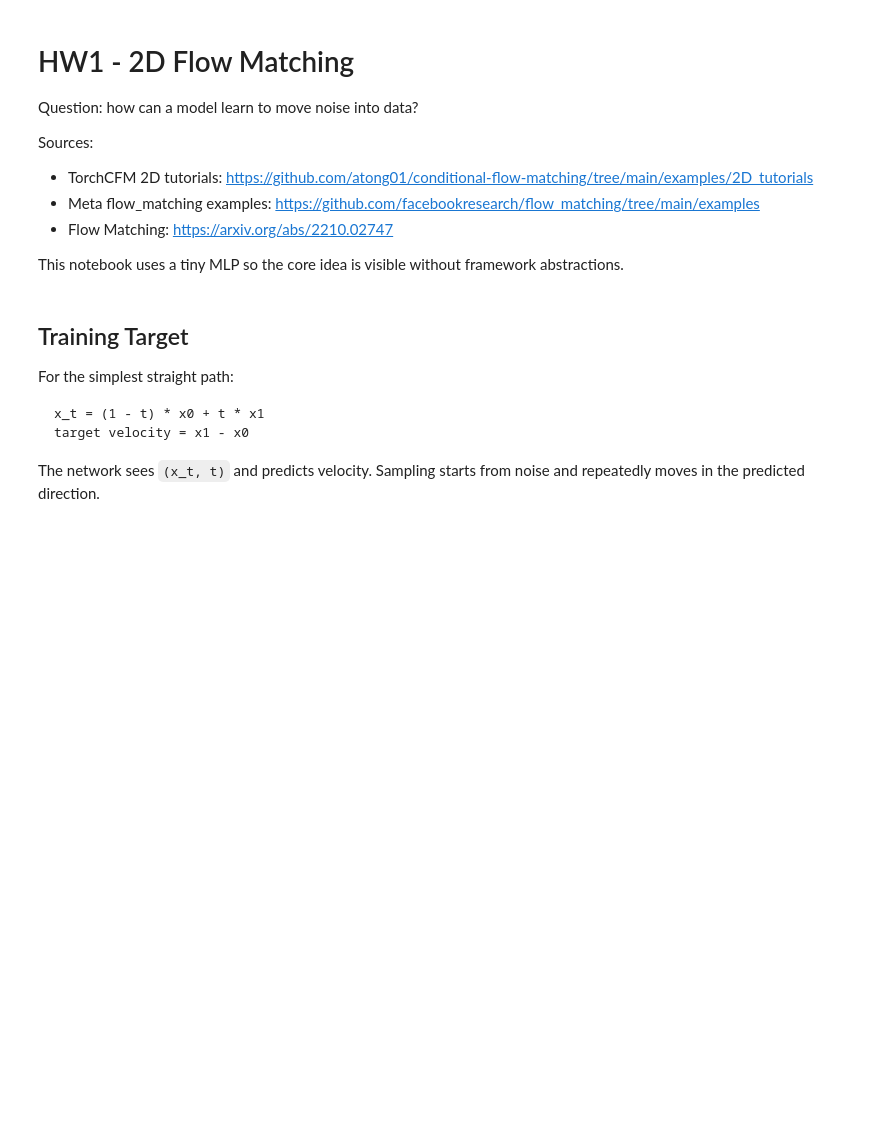
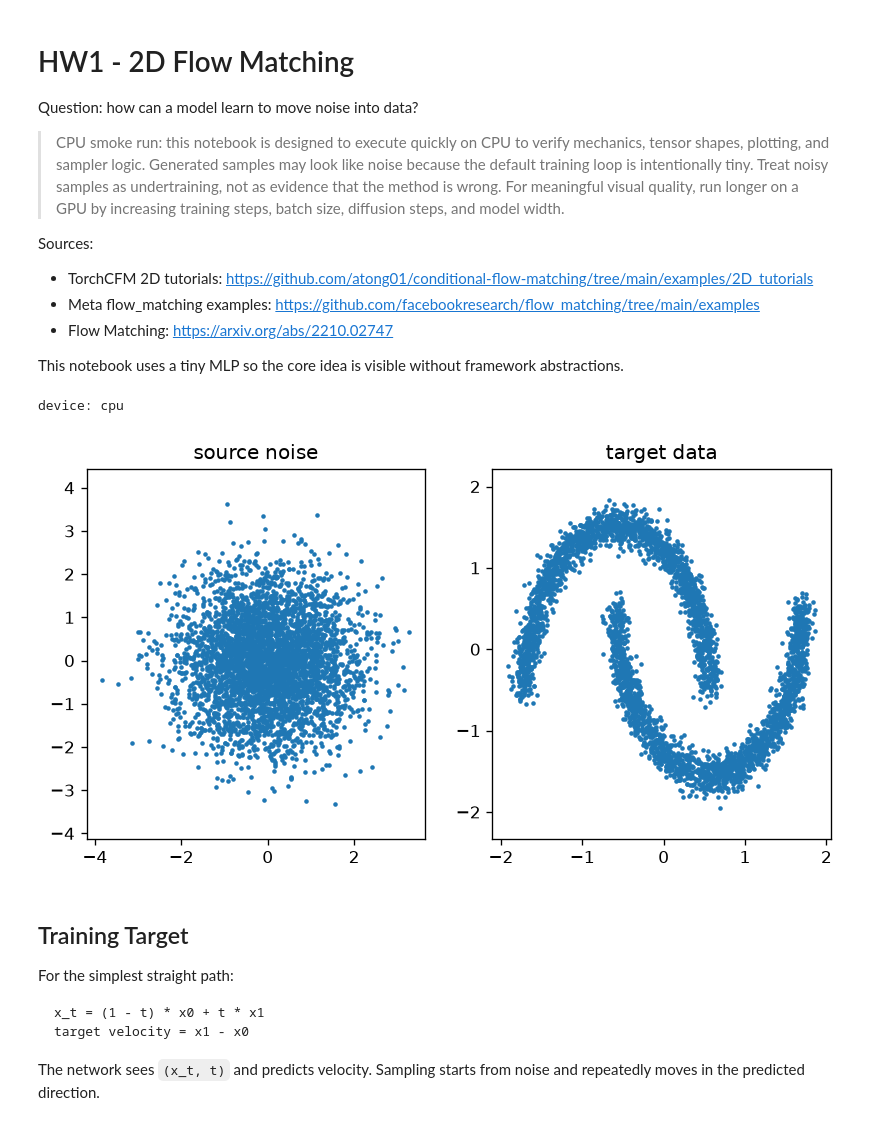
Before and after one commit to ms802x/image-gen-theory, a Jupyter notebook: homeworks/hw1_2d_flow/hw1_2d_flow.ipynb, the cells around one changed output. Cells and saved outputs as stored; diff of their text form; code cells hidden in the pictures; blank space fills up the shorter version.

Commit message:
Execute and verify homework notebooks

```diff
--- a/homeworks/hw1_2d_flow/hw1_2d_flow.ipynb
+++ b/homeworks/hw1_2d_flow/hw1_2d_flow.ipynb
@@ -2,6 +2,10 @@
 # HW1 - 2D Flow Matching
 
 Question: how can a model learn to move noise into data?
+
+
+> CPU smoke run: this notebook is designed to execute quickly on CPU to verify mechanics, tensor shapes, plotting, and sampler logic. Generated samples may look like noise because the default training loop is intentionally tiny. Treat noisy samples as undertraining, not as evidence that the method is wrong. For meaningful visual quality, run longer on a GPU by increasing training steps, batch size, diffusion steps, and model width.
+
 
 Sources:
 
@@ -14,37 +18,52 @@ This notebook uses a tiny MLP so the core idea is visible without framework abst
 import math
 import random
 from pathlib import Path
+from io import BytesIO
 
 import matplotlib.pyplot as plt
 import torch
 from torch import nn
 import torch.nn.functional as F
+from IPython.display import Image, display
 
 torch.manual_seed(7)
 random.seed(7)
+torch.set_num_threads(1)
 device = torch.device("cuda" if torch.cuda.is_available() else "cpu")
 print("device:", device)
+
+
+def show_plot():
+    fig = plt.gcf()
+    buf = BytesIO()
+    fig.savefig(buf, format="png", bbox_inches="tight", dpi=120)
+    display(Image(data=buf.getvalue()))
+    plt.close(fig)
+# %% [output]
+device: cpu
 # %%
 def sample_moons(n, noise=0.06):
     n1 = n // 2
     n2 = n - n1
     t1 = torch.rand(n1) * math.pi
     t2 = torch.rand(n2) * math.pi
     x1 = torch.stack([torch.cos(t1), torch.sin(t1)], dim=1)
     x2 = torch.stack([1 - torch.cos(t2), 0.5 - torch.sin(t2)], dim=1)
     x = torch.cat([x1, x2], dim=0)
     x = x + noise * torch.randn_like(x)
     return (x - x.mean(0)) / x.std(0)
 
 
 data = sample_moons(4096)
 noise = torch.randn_like(data)
 fig, axes = plt.subplots(1, 2, figsize=(8, 4))
 for ax, pts, title in [(axes[0], noise, "source noise"), (axes[1], data, "target data")]:
     ax.scatter(pts[:, 0], pts[:, 1], s=3)
     ax.set_title(title)
     ax.axis("equal")
-plt.show()
+show_plot()
+# %% [output]
+[figure, added]
 # %% [markdown]
 ## Training Target
 
```
Also changed, not shown: parts of 4 cells of this notebook, 18 other files.
